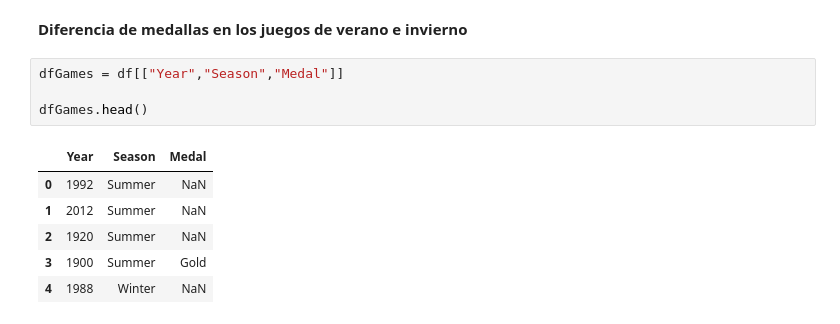
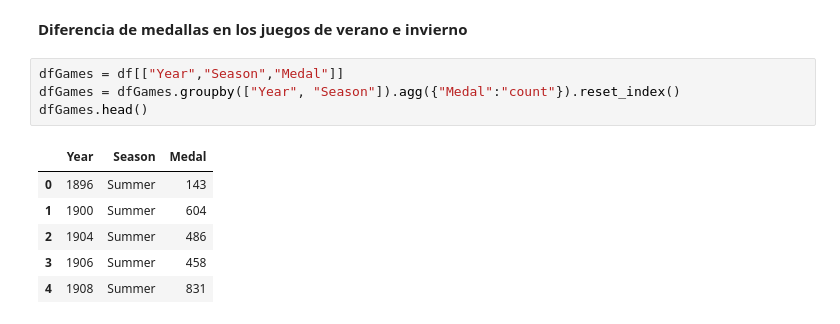
Before and after one commit to Alejorro/Olympic-Games-Predictor, a Jupyter notebook: Manuals/plotting.ipynb, the cells around one changed output. Saved outputs shown, nothing was run; the diff lists cells and outputs as text.

```diff
--- a/Manuals/plotting.ipynb
+++ b/Manuals/plotting.ipynb
@@ -19,12 +27,12 @@ df.head()
 **Diferencia de medallas en los juegos de verano e invierno**
 # %%
 dfGames = df[["Year","Season","Medal"]]
-
+dfGames = dfGames.groupby(["Year", "Season"]).agg({"Medal":"count"}).reset_index()
 dfGames.head()
 # %% [output]
 |  | Year | Season | Medal |
-| 0 | 1992 | Summer | NaN |
-| 1 | 2012 | Summer | NaN |
-| 2 | 1920 | Summer | NaN |
-| 3 | 1900 | Summer | Gold |
-| 4 | 1988 | Winter | NaN |
+| 0 | 1896 | Summer | 143 |
+| 1 | 1900 | Summer | 604 |
+| 2 | 1904 | Summer | 486 |
+| 3 | 1906 | Summer | 458 |
+| 4 | 1908 | Summer | 831 |
```
Also changed, not shown: parts of 5 cells of this notebook, 17 other files.
